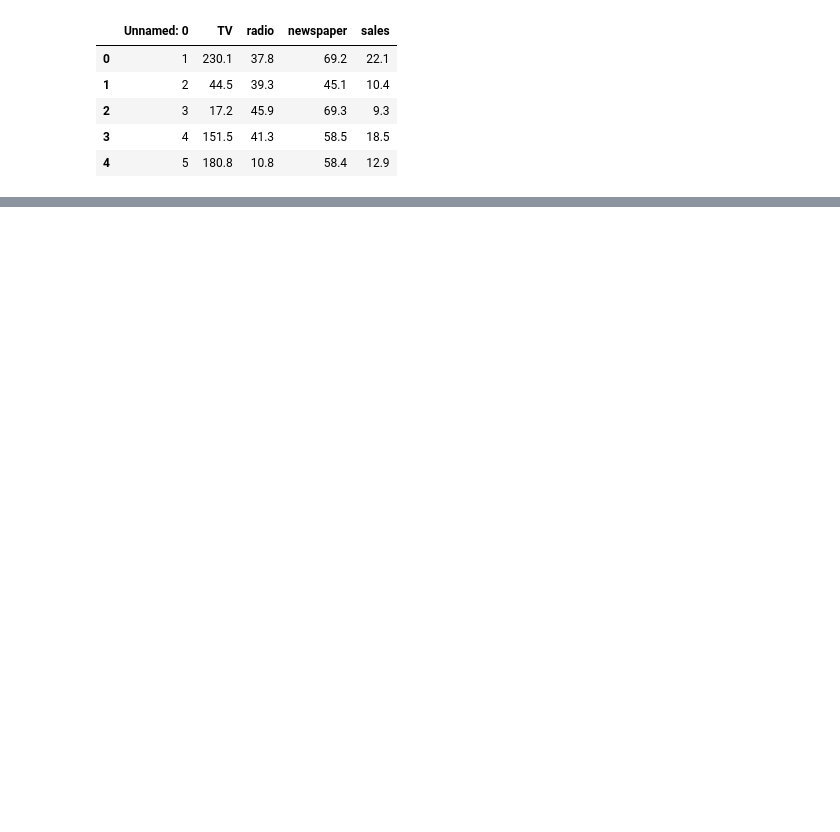
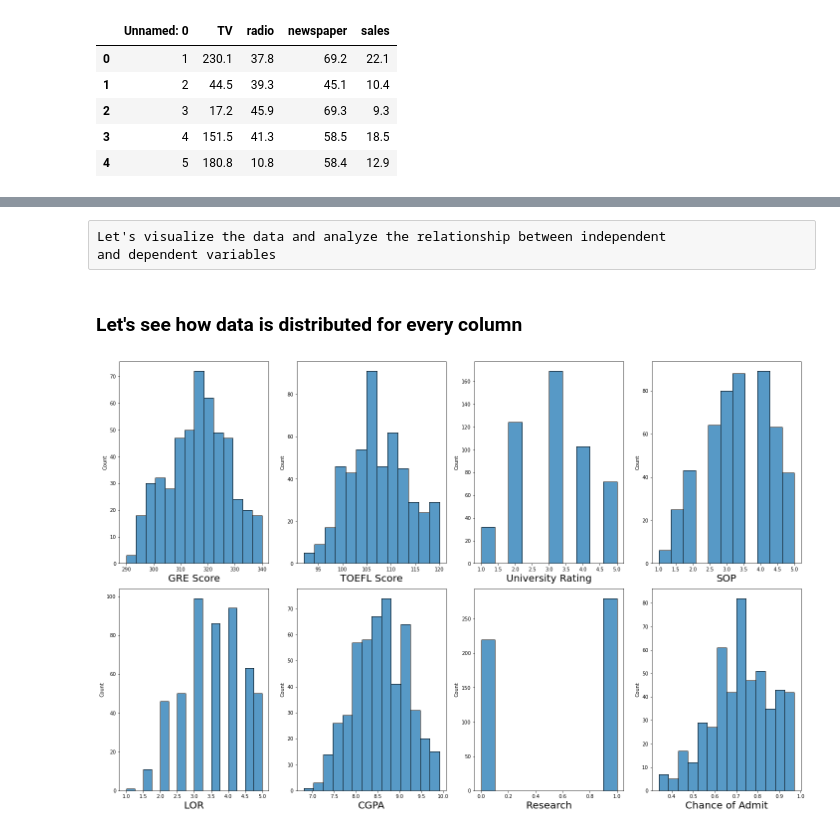
Before and after one commit to olivierla412/data_train_live_classes, a Jupyter notebook: LM_1.ipynb, the cells around one changed output, grey strips where cells are left out. Cells and saved outputs as stored; diff of their text form; code cells hidden in the pictures; blank space fills up the shorter version.

```diff
--- a/LM_1.ipynb
+++ b/LM_1.ipynb
@@ -22,0 +245,5 @@ data.head()
+# %%
+## Read csv file and convert it into DataFrame
+
+infoo = 'https://raw.githubusercontent.com/olivierla412/Files/main/Admission_Prediction.csv'
+df = pd.read_csv(infoo)
@@ -22,0 +290,8 @@ data.head()
+# %%
+# fill the NaN values
+
+df['University Rating'] = df['University Rating'].fillna(df['University Rating'].mode()[0])
+
+df['TOEFL Score'] = df['TOEFL Score'].fillna(df['TOEFL Score'].mean())
+
+df['GRE Score'] = df['GRE Score'].fillna(df['GRE Score'].mean())
@@ -22,0 +317,2 @@ data.head()
+# %%
+df = df.drop(columns= ['Serial No.'])
@@ -22,0 +328,5 @@ data.head()
+# %% [raw]
+Let's visualize the data and analyze the relationship between independent
+and dependent variables
+# %% [markdown]
+### Let's see how data is distributed  for every column
@@ -22,0 +336,18 @@ data.head()
+# %%
+#Let's see how data is distributed  for every column...
+
+
+
+plt.figure(figsize=(20,25), facecolor='white')
+plotnumber = 1
+
+for column in df :
+    if plotnumber <=16 :
+        ax = plt.subplot(4,4, plotnumber)
+        sns.histplot(df[column])
+        plt.xlabel(column, fontsize = 20)
+
+    plotnumber+=1
+plt.tight_layout()
+# %% [output]
+[figure, added]
```
Also changed, not shown: parts of 77 cells of this notebook, 5 other files.
